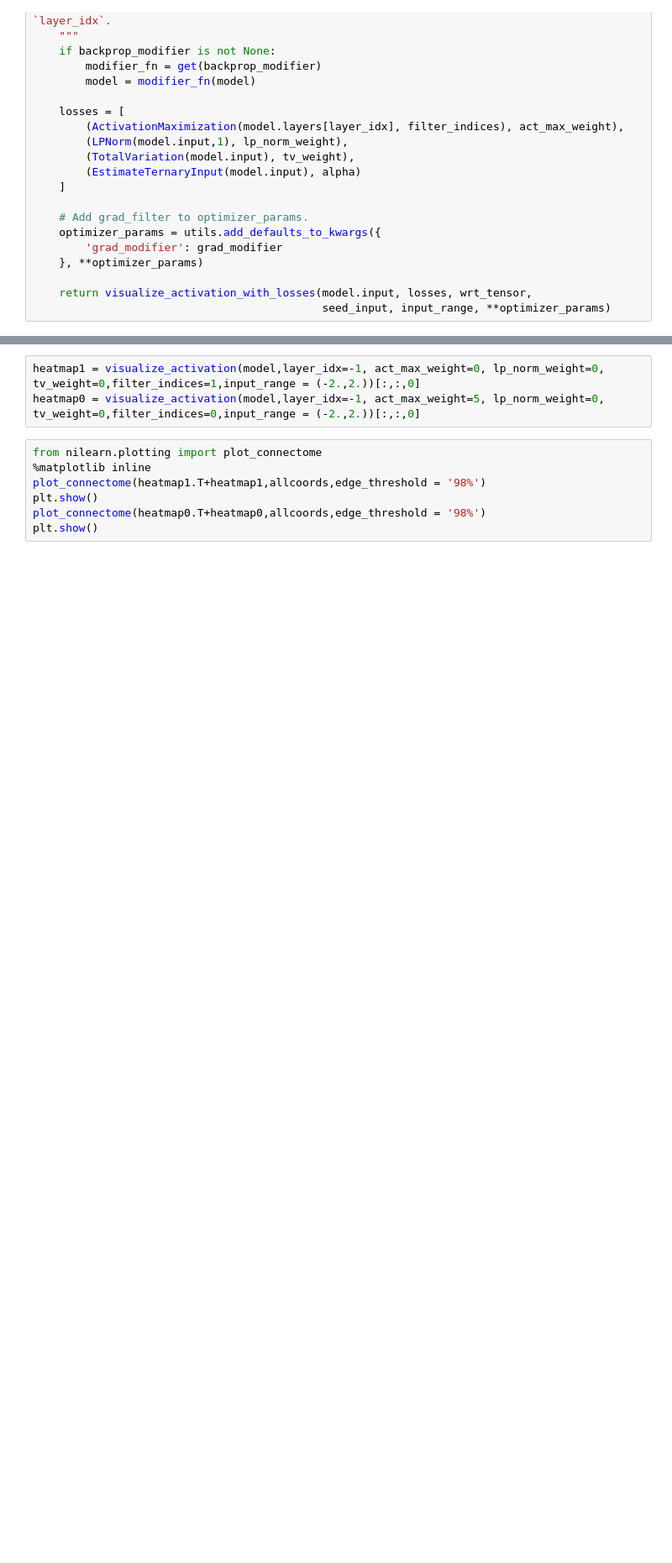
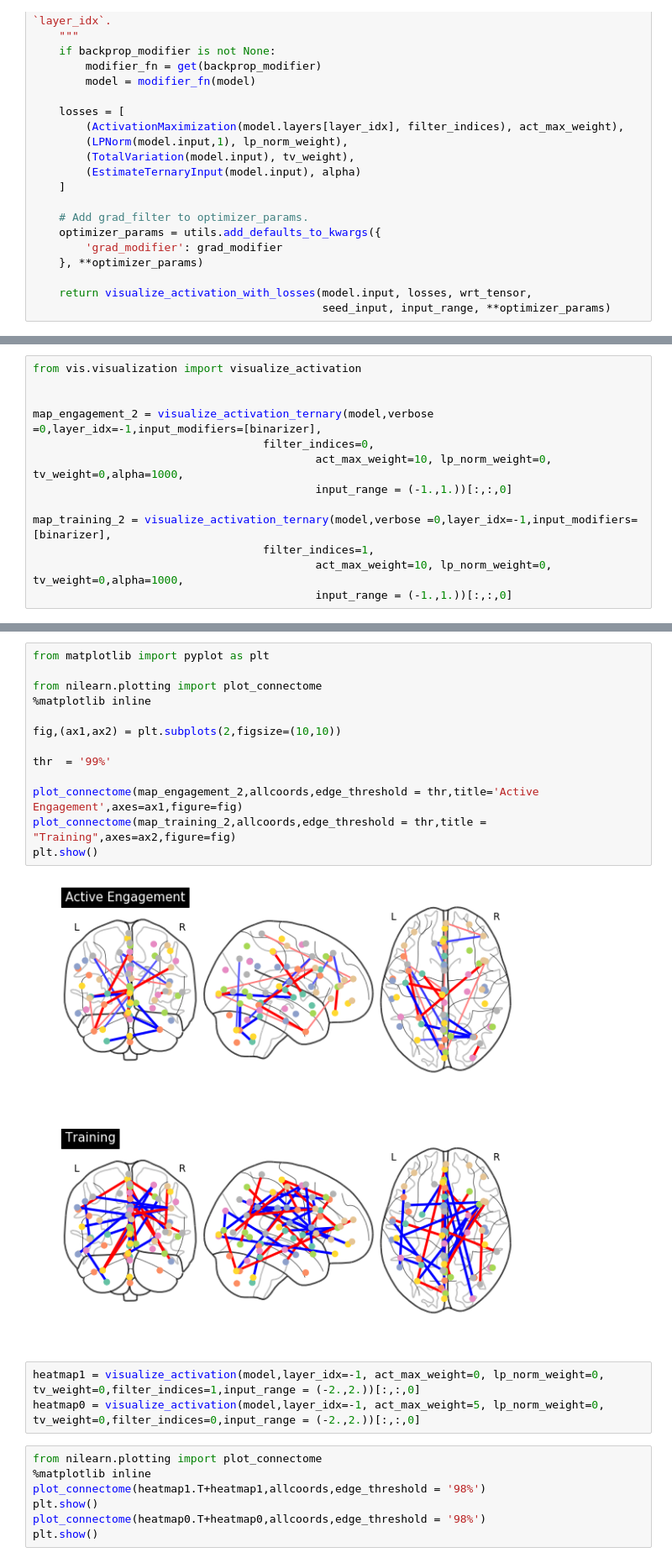
Before and after one commit to nicofarr/BrainCNN_Vis, a Jupyter notebook: BrainCNN_Vis_Ternary.ipynb, the cells around one changed output, grey strips where cells are left out. Shown at 84% size. Cells and saved outputs as stored; diff of their text form; blank space fills up the shorter version.

Commit message:
Dynamic ternarization - progressively augmenting alpha level

```diff
--- a/BrainCNN_Vis_Ternary.ipynb
+++ b/BrainCNN_Vis_Ternary.ipynb
@@ -278 +638,14 @@ plot_connectome((heatmaptest),allcoords,edge_threshold = '99%')
+# %%
+from vis.visualization import visualize_activation
+
+
+map_engagement_2 = visualize_activation_ternary(model,verbose =0,layer_idx=-1,input_modifiers=[binarizer],
+                                   filter_indices=0,
+                                           act_max_weight=10, lp_norm_weight=0, tv_weight=0,alpha=1000,
+                                           input_range = (-1.,1.))[:,:,0]
+
+map_training_2 = visualize_activation_ternary(model,verbose =0,layer_idx=-1,input_modifiers=[binarizer],
+                                   filter_indices=1,
+                                           act_max_weight=10, lp_norm_weight=0, tv_weight=0,alpha=1000,
+                                           input_range = (-1.,1.))[:,:,0]
 # %%
@@ -312,3 +657,18 @@ array([[ 0.13644278, -0.00101299, -0.00192429, ..., -0.13989253,
+# %%
+from matplotlib import pyplot as plt
+
+from nilearn.plotting import plot_connectome
+%matplotlib inline
+
+fig,(ax1,ax2) = plt.subplots(2,figsize=(10,10))
+
+thr  = '99%'
+
+plot_connectome(map_engagement_2,allcoords,edge_threshold = thr,title='Active Engagement',axes=ax1,figure=fig)
+plot_connectome(map_training_2,allcoords,edge_threshold = thr,title = "Training",axes=ax2,figure=fig)
+plt.show()
+# %% [output]
+[figure, added]
 # %%
 heatmap1 = visualize_activation(model,layer_idx=-1, act_max_weight=0, lp_norm_weight=0, tv_weight=0,filter_indices=1,input_range = (-2.,2.))[:,:,0]
 heatmap0 = visualize_activation(model,layer_idx=-1, act_max_weight=5, lp_norm_weight=0, tv_weight=0,filter_indices=0,input_range = (-2.,2.))[:,:,0]
```
Also changed, not shown: parts of 13 cells of this notebook.
